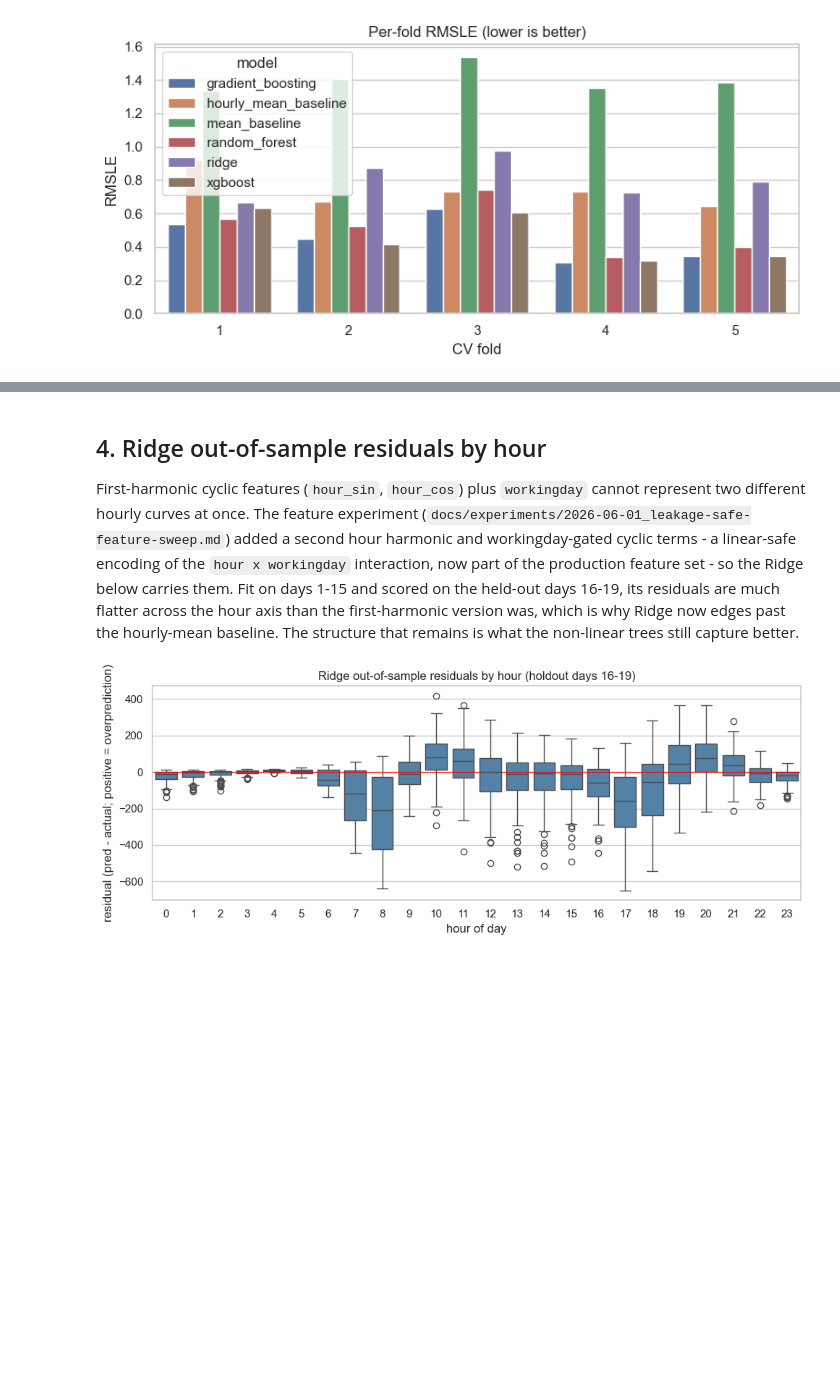
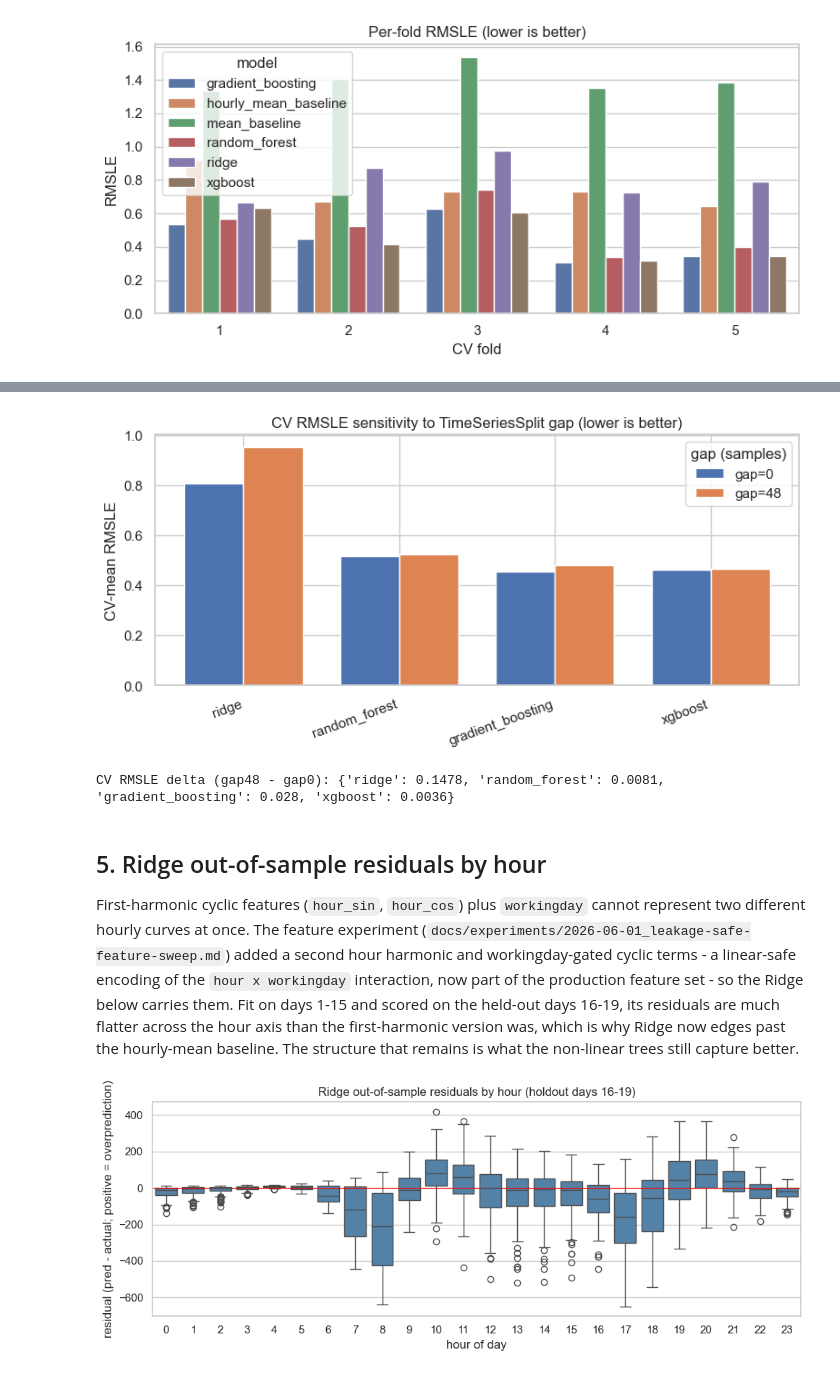
Before and after one commit to gokturkberke/bike-sharing-demand-forecasting, a Jupyter notebook: notebooks/03_baseline_and_linear.ipynb, the cells around one changed output, grey strips where cells are left out. Cells and saved outputs as stored; diff of their text form; code cells hidden in the pictures; blank space fills up the shorter version.

```diff
--- a/notebooks/03_baseline_and_linear.ipynb
+++ b/notebooks/03_baseline_and_linear.ipynb
@@ -126,5 +130,38 @@ plt.show()
+# %%
+# Validation robustness: does a chronological gap between TimeSeriesSplit
+# train and validation folds move the CV estimate? Reads the diagnostic from
+# scripts/run_gap_diagnostic.py (gap=0 vs gap=48 ~ 48h). The models use no
+# lag features, so a gap cannot remove target leakage; what it removes is
+# training rows temporally adjacent to each validation block. Skips with a
+# note if the diagnostic has not been run.
+gap_json = PROJECT_ROOT / "docs" / "experiments" / "2026-06-04_validation-gap-diagnostics.json"
+if not gap_json.exists():
+    print("gap diagnostic not found; run scripts/run_gap_diagnostic.py to populate figure 24.")
+else:
+    gd = json.loads(gap_json.read_text())
+    gaps = [str(g) for g in gd["gaps"]]
+    names = list(gd["models"])
+    xpos = np.arange(len(names))
+    width = 0.38
+    fig, ax = plt.subplots(figsize=(8, 4))
+    for j, g in enumerate(gaps):
+        vals = [gd["models"][n]["by_gap"][g]["rmsle"] for n in names]
+        ax.bar(xpos + (j - 0.5) * width, vals, width, label=f"gap={g}")
+    ax.set_xticks(xpos)
+    ax.set_xticklabels(names, rotation=20, ha="right")
+    ax.set_ylabel("CV-mean RMSLE")
+    ax.set_title("CV RMSLE sensitivity to TimeSeriesSplit gap (lower is better)")
+    ax.legend(title="gap (samples)")
+    fig.tight_layout()
+    fig.savefig(FIG_DIR / "24_cv_gap_sensitivity.png", dpi=120, bbox_inches="tight")
+    plt.show()
+    deltas = {n: gd["models"][n]["cv_rmsle_delta_gap48_minus_gap0"] for n in names}
+    print("CV RMSLE delta (gap48 - gap0):", deltas)
+# %% [output]
+[figure, added]
+CV RMSLE delta (gap48 - gap0): {'ridge': 0.1478, 'random_forest': 0.0081, 'gradient_boosting': 0.028, 'xgboost': 0.0036}
 # %% [markdown]
-## 4. Ridge out-of-sample residuals by hour
+## 5. Ridge out-of-sample residuals by hour
 
 First-harmonic cyclic features (`hour_sin`, `hour_cos`) plus `workingday` cannot represent two different hourly curves at once. The feature experiment (`docs/experiments/2026-06-01_leakage-safe-feature-sweep.md`) added a second hour harmonic and workingday-gated cyclic terms - a linear-safe encoding of the `hour x workingday` interaction, now part of the production feature set - so the Ridge below carries them. Fit on days 1-15 and scored on the held-out days 16-19, its residuals are much flatter across the hour axis than the first-harmonic version was, which is why Ridge now edges past the hourly-mean baseline. The structure that remains is what the non-linear trees still capture better.
 # %%
```
Also changed, not shown: parts of 2 cells of this notebook, 10 other files.
